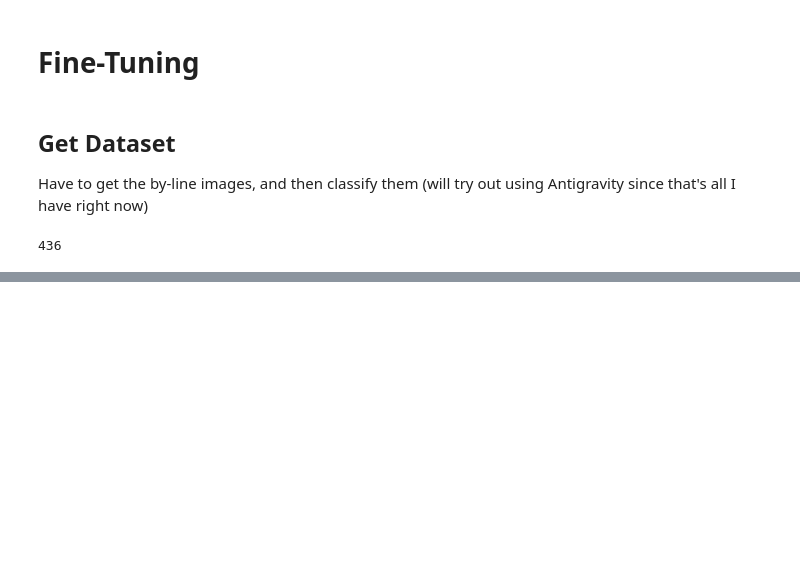
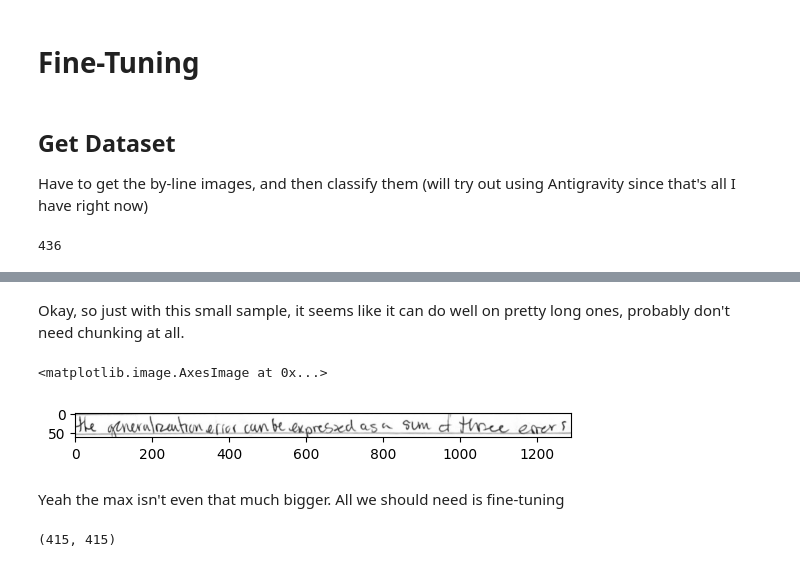
Before and after one commit to gjburke/note-transfer, a Jupyter notebook: development/text_detection.ipynb, the cells around one changed output, grey strips where cells are left out. Saved outputs shown, nothing was run; the diff lists cells and outputs as text; code cells hidden in the pictures; blank space fills up the shorter version.

```diff
--- a/development/text_detection.ipynb
+++ b/development/text_detection.ipynb
@@ -941,0 +982,18 @@ Ended up having to delete some of the graphs, bullets, etc. And then antigravity
+# %% [markdown]
+Okay, so just with this small sample, it seems like it can do well on pretty long ones, probably don't need chunking at all.
+# %%
+max_line = lines[0]
+for line in lines:
+    if max_line.shape[1] < line.shape[1]:
+        max_line = line
+
+plt.imshow(max_line)
+# %% [output]
+<matplotlib.image.AxesImage at 0x...>
+[figure, added]
+# %% [markdown]
+Yeah the max isn't even that much bigger. All we should need is fine-tuning
+# %%
+len(lines), len(labels)
+# %% [output]
+(415, 415)
```
Also changed, not shown: parts of 15 cells of this notebook.
